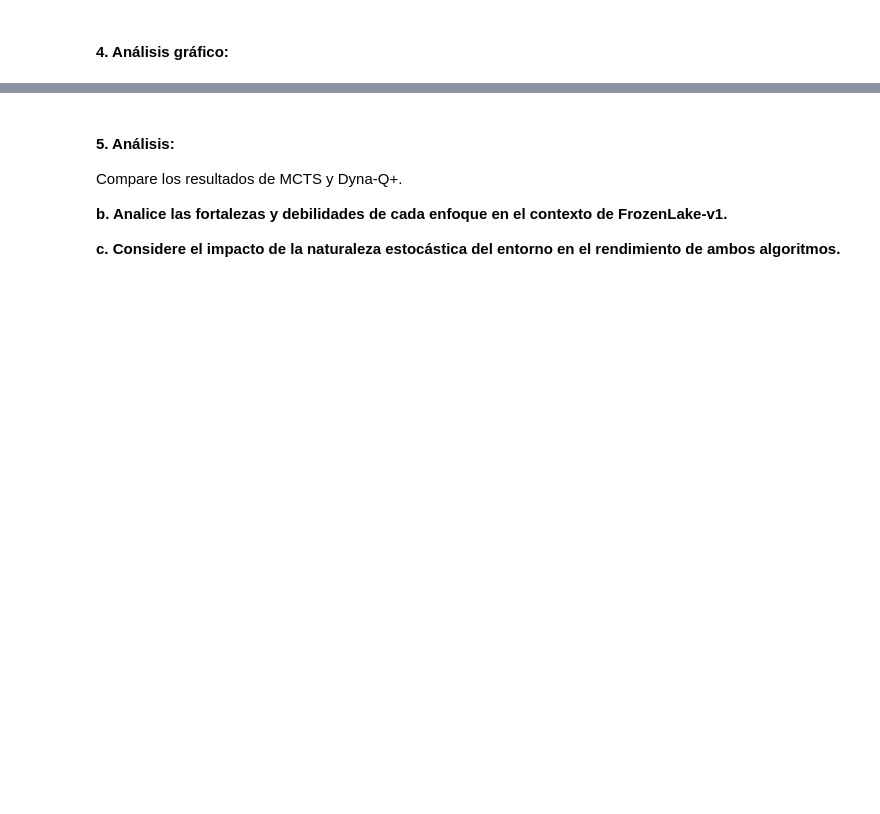
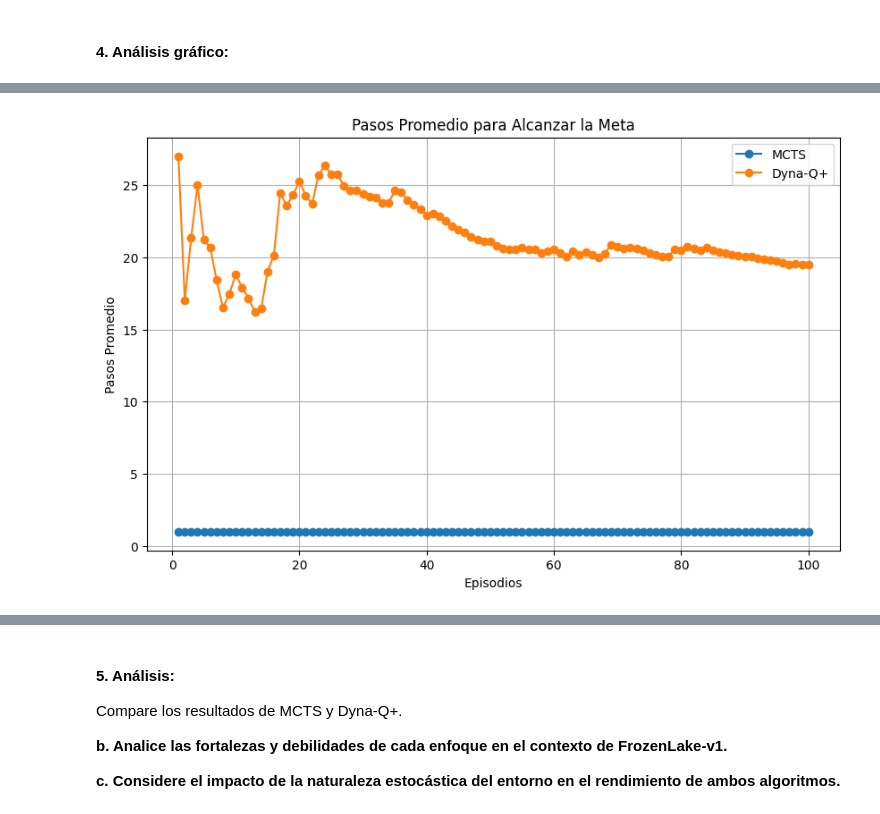
Before and after one commit to Ldsc2002/RL-Lab6, a Jupyter notebook: main.ipynb, the cells around one changed output, grey strips where cells are left out. Cells and saved outputs as stored; diff of their text form; code cells hidden in the pictures; blank space fills up the shorter version.

```diff
--- a/main.ipynb
+++ b/main.ipynb
@@ -245,0 +373,16 @@ Promedio de recompensas: 0.0
+# %%
+# Gráfico 3: Tasa de convergencia (pasos promedio por episodio)
+steps_mcts_avg = [sum(steps_mcts[:i+1]) / (i + 1) for i in range(len(episodes))]
+steps_dynaq_avg = [sum(steps_dynaq[:i+1]) / (i + 1) for i in range(len(episodes))]
+
+plt.figure(figsize=(10, 6))
+plt.plot(episodes, steps_mcts_avg, label='MCTS', marker='o')
+plt.plot(episodes, steps_dynaq_avg, label='Dyna-Q+', marker='o')
+plt.title('Pasos Promedio para Alcanzar la Meta')
+plt.xlabel('Episodios')
+plt.ylabel('Pasos Promedio')
+plt.legend()
+plt.grid(True)
+plt.show()
+# %% [output]
+[figure, added]
```
Also changed, not shown: parts of 8 cells of this notebook.
